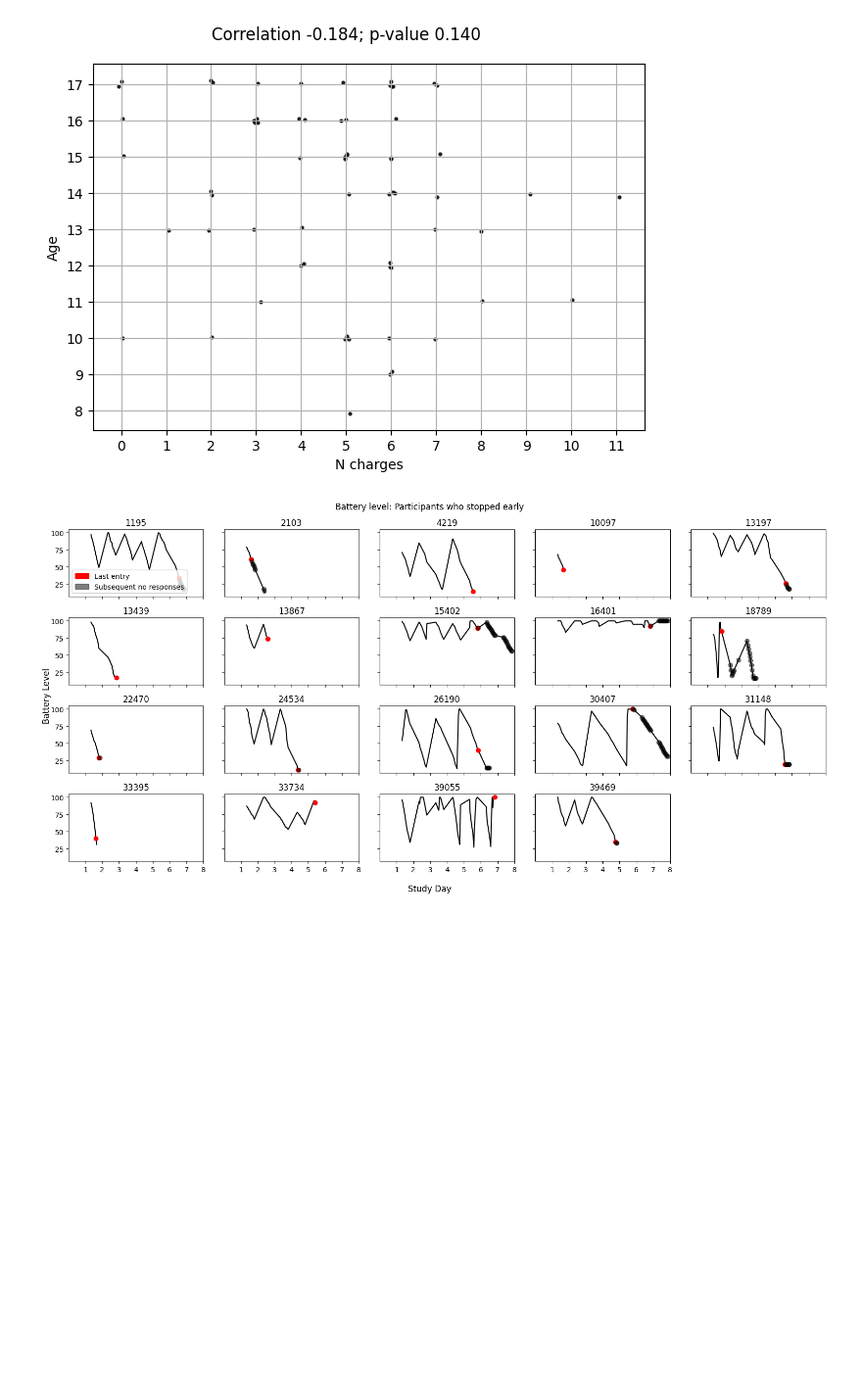
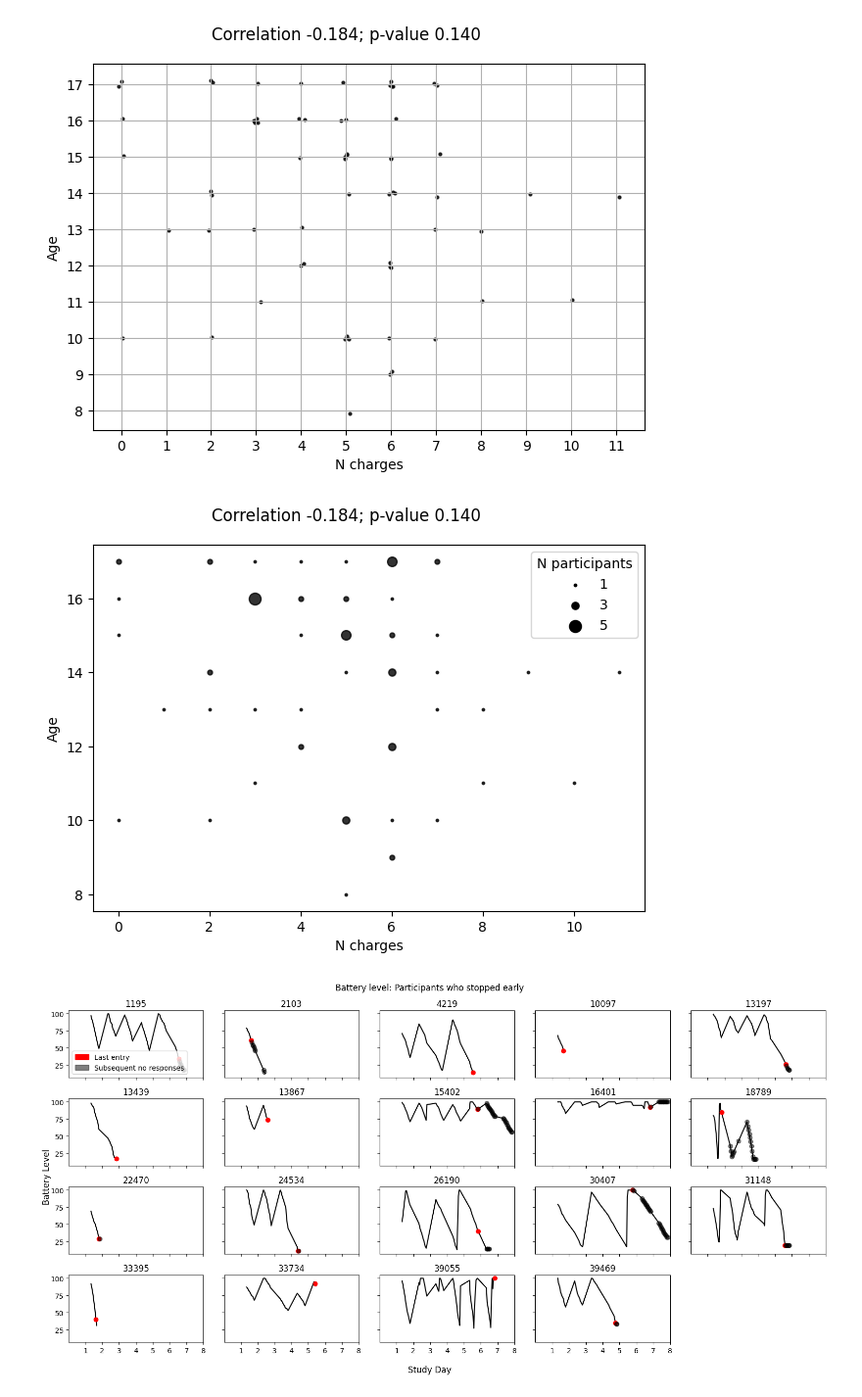
Before and after one commit to richard-lane/seaco_malaysia, a Jupyter notebook: battery_level_2.ipynb, the cells around one changed output. Shown at 98% size. Drawn from its saved outputs; the diff is of its cells as text; code cells hidden in the pictures; blank space fills up the shorter version.

Commit message:
scatter plot with different sizes

```diff
--- a/battery_level_2.ipynb
+++ b/battery_level_2.ipynb
@@ -162,3 +184,30 @@ fig.savefig(f"{img_dir}/n_charge_vs_age.png")
+# %%
+fig, axis = plt.subplots()
+
+for i, row in enumerate(data_array):
+    for j, val in enumerate(row):
+        axis.scatter(
+            min_charges + i,
+            min_age + j,
+            s=3 * val**2,
+            alpha=0.8,
+            color="k",
+        )
+
+# Add a legend for the sizes
+sizes = [1, 3, 5]
+for size in sizes:
+    axis.scatter([], [], s=3 * size**2, label=str(size), color="k")
+axis.legend(title="N participants", loc="upper right")
+
+axis.set_xlabel("N charges")
+axis.set_ylabel("Age")
+fig.suptitle(f"Correlation {corr:.3f}; p-value {p_val:.3f}")
+
+fig.tight_layout()
+fig.savefig(f"{img_dir}/n_charge_vs_age_size.png")
+# %% [output]
+[figure, added]
 # %%
 """
 Plot battery level for those who stopped early
```
Also changed, not shown: parts of 1 cell of this notebook.
